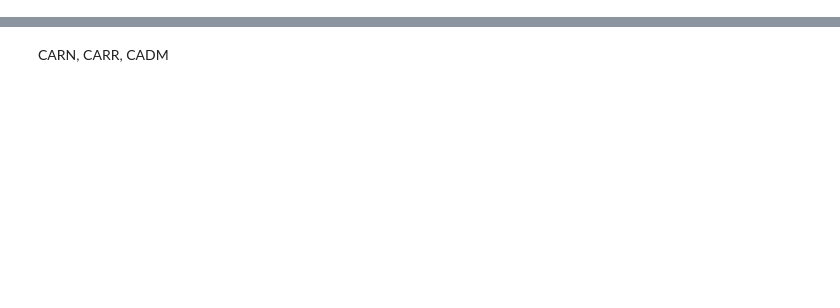
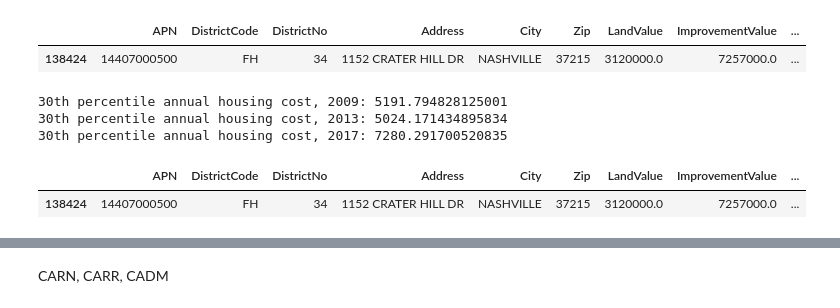
Before and after one commit to asidamo/affordable-housing, a Jupyter notebook: data-question-4-plaid-platypi-david.ipynb, the cells around one changed output, grey strips where cells are left out. Cells and saved outputs as stored; diff of their text form; code cells hidden in the pictures; blank space fills up the shorter version.

```diff
--- a/data-question-4-plaid-platypi-david.ipynb
+++ b/data-question-4-plaid-platypi-david.ipynb
@@ -23,0 +65,5 @@ sf2009.info()
+# %%
+sf2009.loc[sf2009.Yearly_Housing_Spending == sf2009.Yearly_Housing_Spending.max()]
+# %% [output]
+|  | APN | DistrictCode | DistrictNo | Address | City | Zip | LandValue | ImprovementValue | ... |
+| 138424 | 14407000500 | FH | 34 | 1152 CRATER HILL DR | NASHVILLE | 37215 | 3120000.0 | 7257000.0 | ... |
@@ -23,0 +79,13 @@ sf2009.info()
+# %%
+print('30th percentile annual housing cost, 2009: ' + str(sf2009['Yearly_Housing_Spending'].quantile(0.3)))
+print('30th percentile annual housing cost, 2013: ' + str(sf2013['Yearly_Housing_Spending'].quantile(0.3)))
+print('30th percentile annual housing cost, 2017: ' + str(sf2017['Yearly_Housing_Spending'].quantile(0.3)))
+# %% [output]
+30th percentile annual housing cost, 2009: 5191.794828125001
+30th percentile annual housing cost, 2013: 5024.171434895834
+30th percentile annual housing cost, 2017: 7280.291700520835
+# %%
+sf2009.loc[sf2009.Yearly_Housing_Spending == sf2009.Yearly_Housing_Spending.max()]
+# %% [output]
+|  | APN | DistrictCode | DistrictNo | Address | City | Zip | LandValue | ImprovementValue | ... |
+| 138424 | 14407000500 | FH | 34 | 1152 CRATER HILL DR | NASHVILLE | 37215 | 3120000.0 | 7257000.0 | ... |
```
Also changed, not shown: parts of 31 cells of this notebook.
